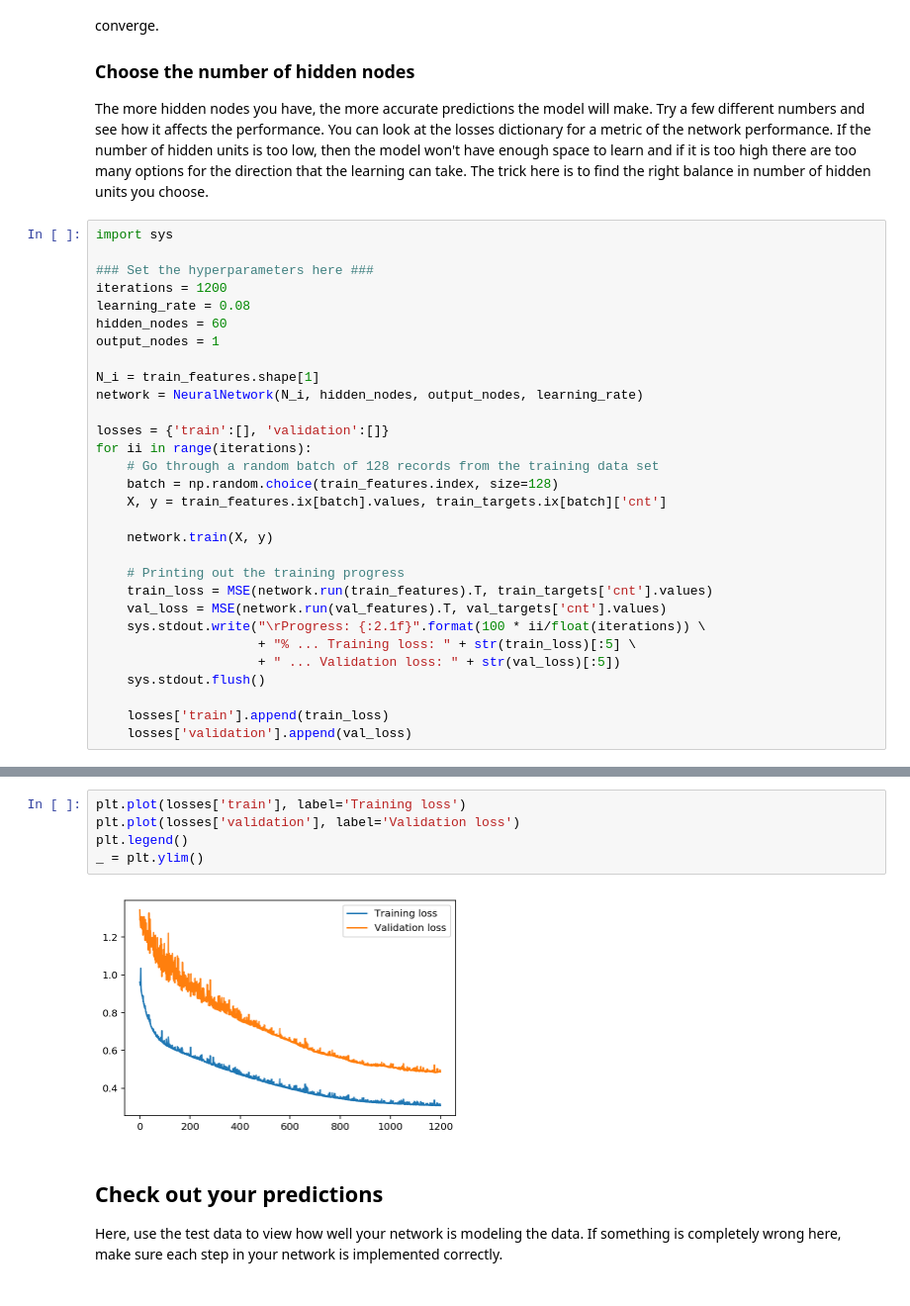
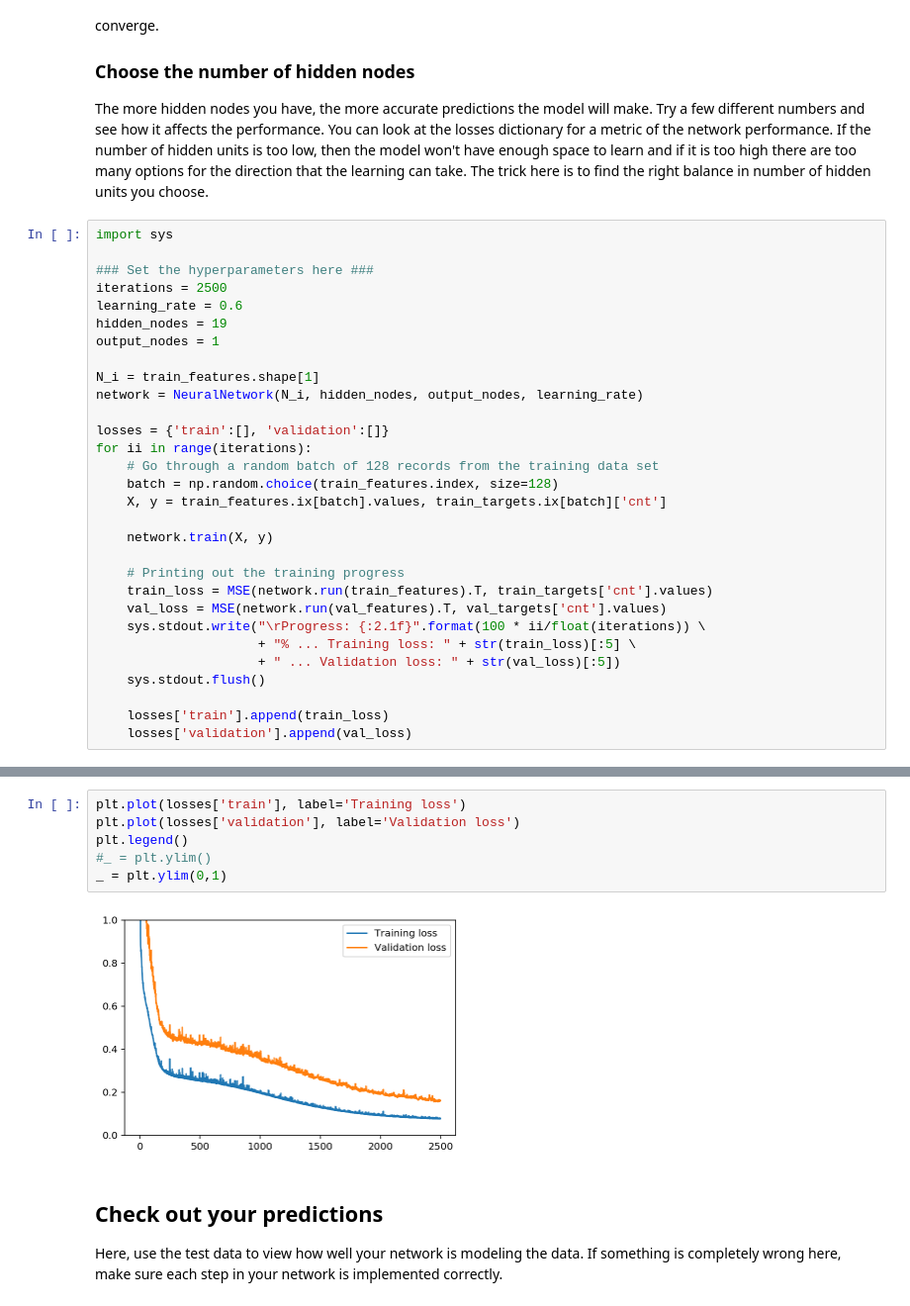
Before and after one commit to kippesp/udacity_deep_learning, a Jupyter notebook: first-neural-network/Your_first_neural_network.ipynb, the cells around one changed output, grey strips where cells are left out. Shown at 99% size. Saved outputs shown, nothing was run; the diff lists cells and outputs as text.

```diff
--- a/first-neural-network/Your_first_neural_network.ipynb
+++ b/first-neural-network/Your_first_neural_network.ipynb
@@ -300,9 +300,9 @@ The more hidden nodes you have, the more accurate predictions the model will mak
 import sys
 
 ### Set the hyperparameters here ###
-iterations = 1200
-learning_rate = 0.08
-hidden_nodes = 60
+iterations = 2500
+learning_rate = 0.6
+hidden_nodes = 19
 output_nodes = 1
 
 N_i = train_features.shape[1]
@@ -339,10 +339,11 @@ Progress: 99.9% ... Training loss: 0.307 ... Validation loss: 0.485
 # %%
 plt.plot(losses['train'], label='Training loss')
 plt.plot(losses['validation'], label='Validation loss')
 plt.legend()
-_ = plt.ylim()
+#_ = plt.ylim()
+_ = plt.ylim(0,1)
 # %% [output]
-[figure, old version]
+[figure, new version]
 # %% [markdown]
 ## Check out your predictions
 
```
Also changed, not shown: parts of 3 cells of this notebook, 2 other files.
